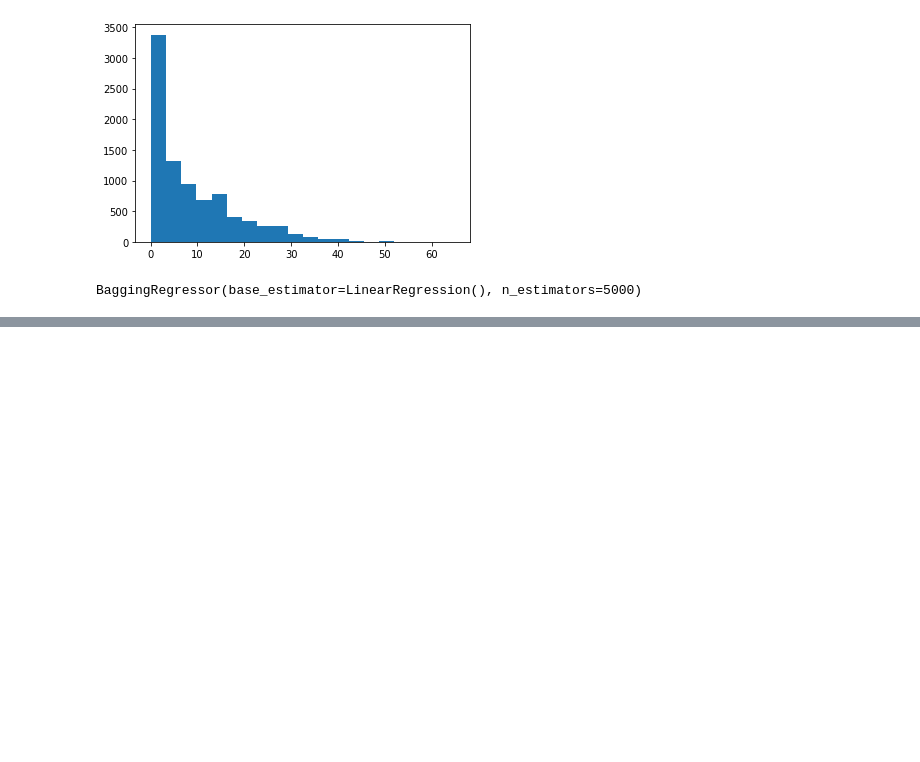
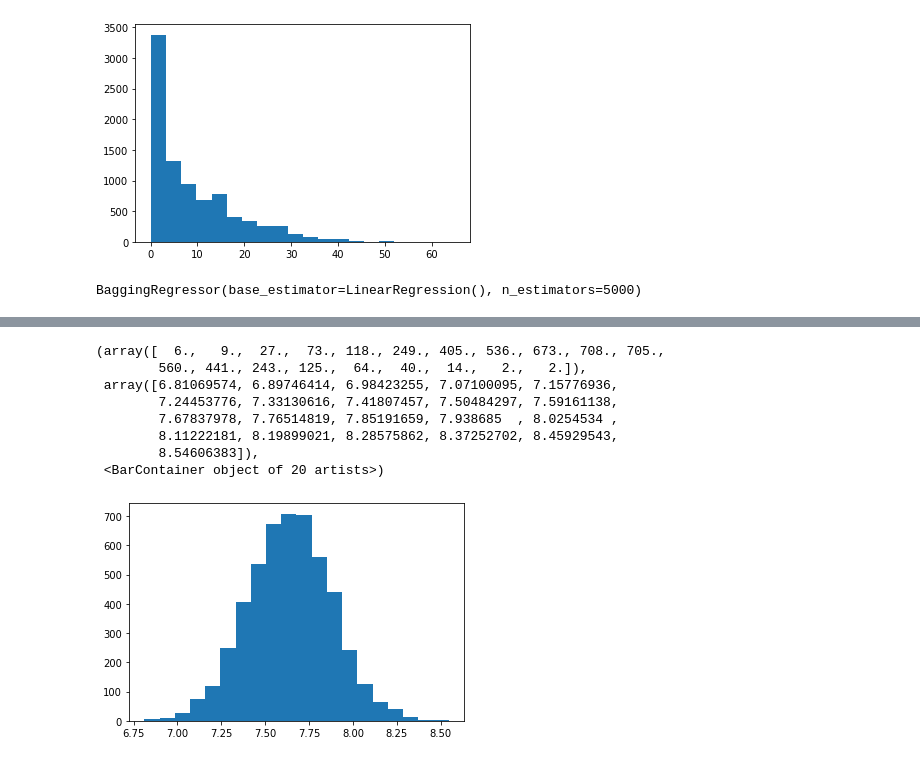
Before and after one commit to mcbarlowe/nhl_analysis, a Jupyter notebook: goal_predict_model.ipynb, the cells around one changed output, grey strips where cells are left out. Drawn from its saved outputs; the diff is of its cells as text; code cells hidden in the pictures; blank space fills up the shorter version.

```diff
--- a/goal_predict_model.ipynb
+++ b/goal_predict_model.ipynb
@@ -144,0 +245,18 @@ Root Mean Squared Error for train set: 5.959865770300536
+# %%
+from sklearn.metrics import mean_absolute_error
+test_df[['y_hat_multi']] = multi_var_reg.predict(test_df[['g_x','season_age_y', 'toi_gp', 'a1', 'a2',
+                                                            'points', 'season_y', 'pos_D', 'pos_D/F', 'pos_F']])
+
+#Testing the coefficient of determination in the training set. R^2 is the proportion
+#of the variance in the dependent variable that is predictable from the independent variables
+r_squared = multi_var_reg.score(test_df[['g_x','season_age_y', 'toi_gp', 'a1', 'a2',
+                                          'points', 'season_y', 'pos_D', 'pos_D/F', 'pos_F']], test_df[['g_y']])
+#Mean Squared Error is used to compare between different models where the smaller the number the better
+#An unbiased esitmator with the smallest variance among all unbiased estimators is the best unbiased
+#estimator or MVUE(minimum Variance Unbiased Estimator)
+mse = mean_squared_error(test_df[['g_y']], test_df[['y_hat_multi']])
+print(("Baseline linear model test set metrics:\n"
+       f"R^2 for test set: {round(r_squared, 4)}\n"
+       f"Mean Squared Error for test set: {round(mse, 4)}\n"
+       f"Root Mean Squared Error for test set: {round(math.sqrt(mse), 2)}\n"
+       f"Mean Absolute Error for test set: {round(mean_absolute_error(test_df[['g_y']], test_df[['y_hat_multi']]), 2)}"))
@@ -144,0 +269,4 @@ Root Mean Squared Error for train set: 5.959865770300536
+# %%
+test_row = test_df[['g_x','season_age_y', 'toi_gp', 'a1', 'a2', 'points',
+                    'season_y', 'pos_D', 'pos_D/F', 'pos_F']].iloc[140, :]
+np.array([test_row])
@@ -144,0 +277,6 @@ Root Mean Squared Error for train set: 5.959865770300536
+# %%
+results = []
+for m in multi_var_reg.estimators_:
+    results.append(m.predict([test_row]))
+# %%
+results = [x[0] for x in results]
@@ -145,3 +297,15 @@ Root Mean Squared Error for train set: 5.959865770300536
+# %%
+plt.hist(results, bins=20)
+# %% [output]
+(array([  6.,   9.,  27.,  73., 118., 249., 405., 536., 673., 708., 705.,
+        560., 441., 243., 125.,  64.,  40.,  14.,   2.,   2.]),
+ array([6.81069574, 6.89746414, 6.98423255, 7.07100095, 7.15776936,
+        7.24453776, 7.33130616, 7.41807457, 7.50484297, 7.59161138,
+        7.67837978, 7.76514819, 7.85191659, 7.938685  , 8.0254534 ,
+        8.11222181, 8.19899021, 8.28575862, 8.37252702, 8.45929543,
+        8.54606383]),
+ <BarContainer object of 20 artists>)
+[figure, added]
 # %%
 #write a funciton to determine the pareto division of how much of the fat tail is held by what
 #percentage of players
```
Also changed, not shown: parts of 27 cells of this notebook.
